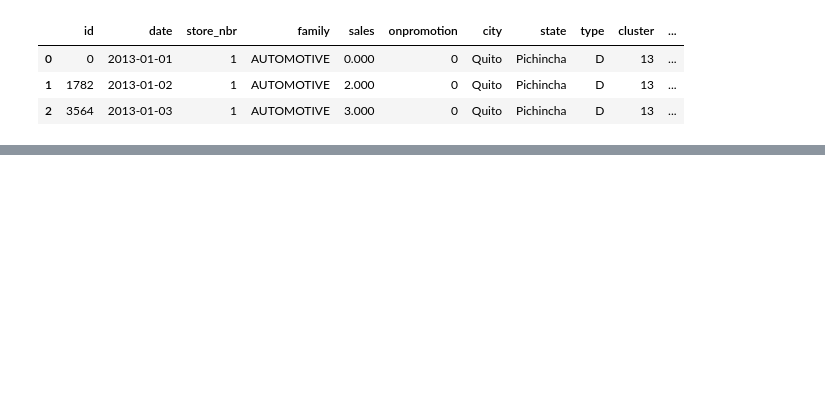
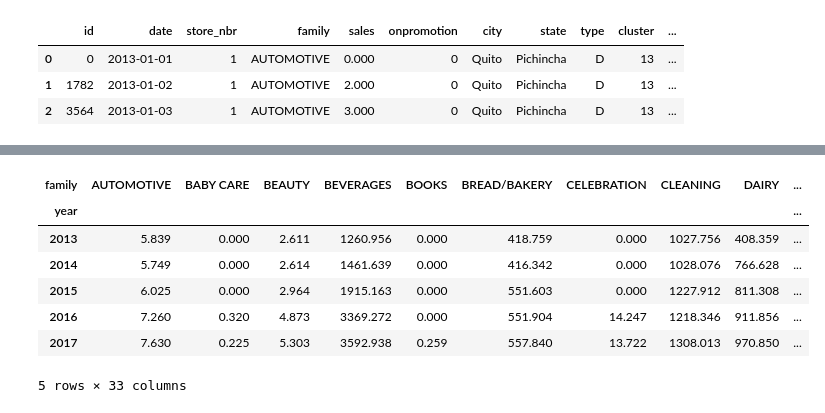
Before and after one commit to jag-shrestha/Sales-Forecast, a Jupyter notebook: Sales_Prediction_TSF.ipynb, the cells around one changed output, grey strips where cells are left out. Cells and saved outputs as stored; diff of their text form; code cells hidden in the pictures; blank space fills up the shorter version.

```diff
--- a/Sales_Prediction_TSF.ipynb
+++ b/Sales_Prediction_TSF.ipynb
@@ -346,0 +455,11 @@ events, events_cat = one_hot_encoder(events, nan_as_category=False)
+# %%
+pd.pivot_table(df[(df['month'].isin([4,5]))], index="year", columns="family", values="sales", aggfunc="mean")
+# %% [output]
+| family | AUTOMOTIVE | BABY CARE | BEAUTY | BEVERAGES | BOOKS | BREAD/BAKERY | CELEBRATION | CLEANING | DAIRY | ... |
+| year |  |  |  |  |  |  |  |  |  | ... |
+| 2013 | 5.839 | 0.000 | 2.611 | 1260.956 | 0.000 | 418.759 | 0.000 | 1027.756 | 408.359 | ... |
+| 2014 | 5.749 | 0.000 | 2.614 | 1461.639 | 0.000 | 416.342 | 0.000 | 1028.076 | 766.628 | ... |
+| 2015 | 6.025 | 0.000 | 2.964 | 1915.163 | 0.000 | 551.603 | 0.000 | 1227.912 | 811.308 | ... |
+| 2016 | 7.260 | 0.320 | 4.873 | 3369.272 | 0.000 | 551.904 | 14.247 | 1218.346 | 911.856 | ... |
+| 2017 | 7.630 | 0.225 | 5.303 | 3592.938 | 0.259 | 557.840 | 13.722 | 1308.013 | 970.850 | ... |
+5 rows × 33 columns
```
Also changed, not shown: parts of 43 cells of this notebook.
